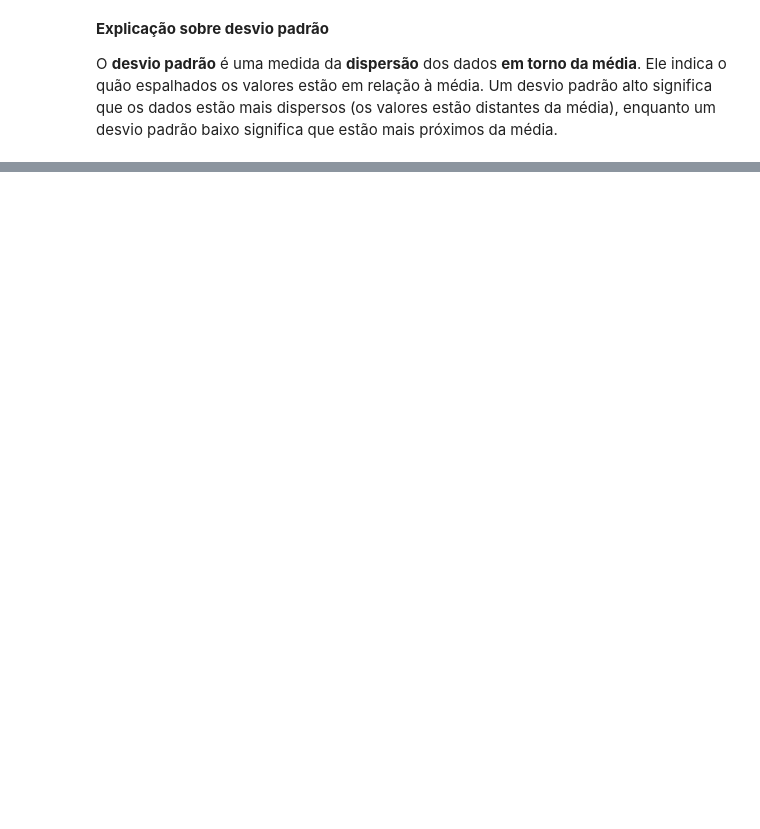
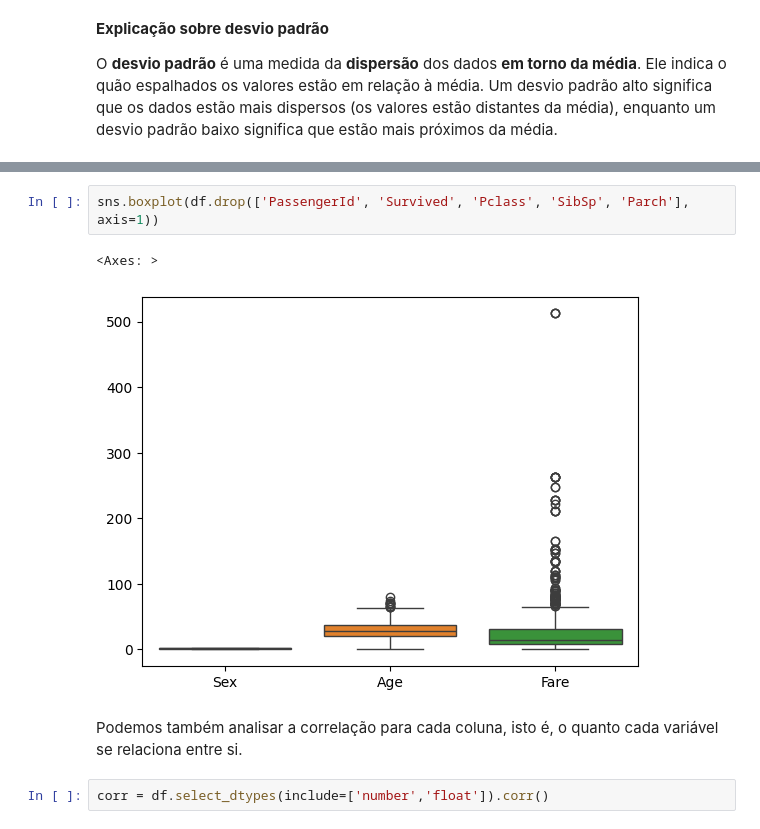
Before and after one commit to DiogoBotton/Python_Data_Analysis, a Jupyter notebook: Titanic_Analysis/titanic.ipynb, the cells around one changed output, grey strips where cells are left out. Drawn from its saved outputs; the diff is of its cells as text; blank space fills up the shorter version.

```diff
--- a/Titanic_Analysis/titanic.ipynb
+++ b/Titanic_Analysis/titanic.ipynb
@@ -76,0 +251,9 @@ memory usage: 83.7+ KB
+# %%
+sns.boxplot(df.drop(['PassengerId', 'Survived', 'Pclass', 'SibSp', 'Parch'], axis=1))
+# %% [output]
+<Axes: >
+[figure, added]
+# %% [markdown]
+Podemos também analisar a correlação para cada coluna, isto é, o quanto cada variável se relaciona entre si.
+# %%
+corr = df.select_dtypes(include=['number','float']).corr()
```
Also changed, not shown: parts of 33 cells of this notebook, 6 other files.
